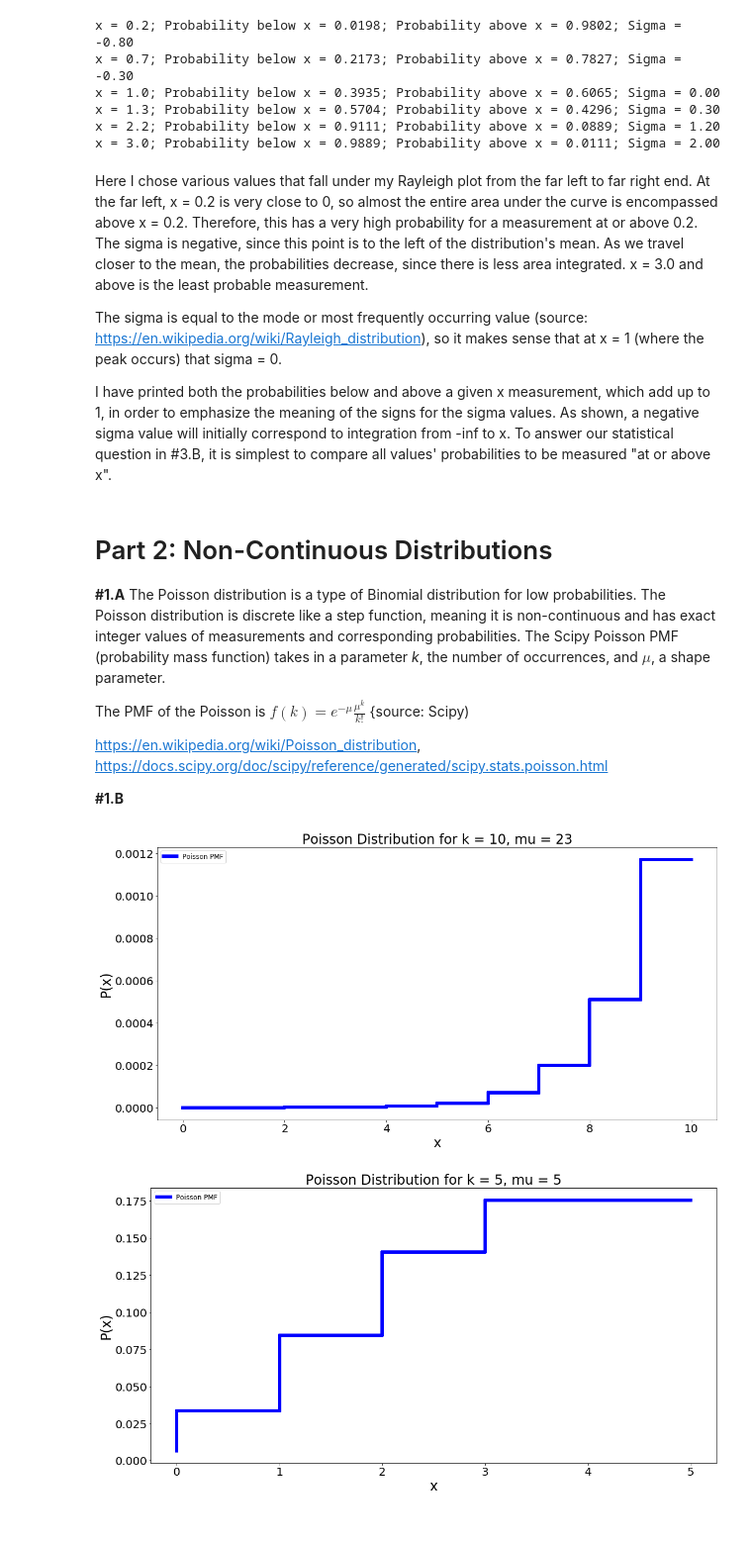
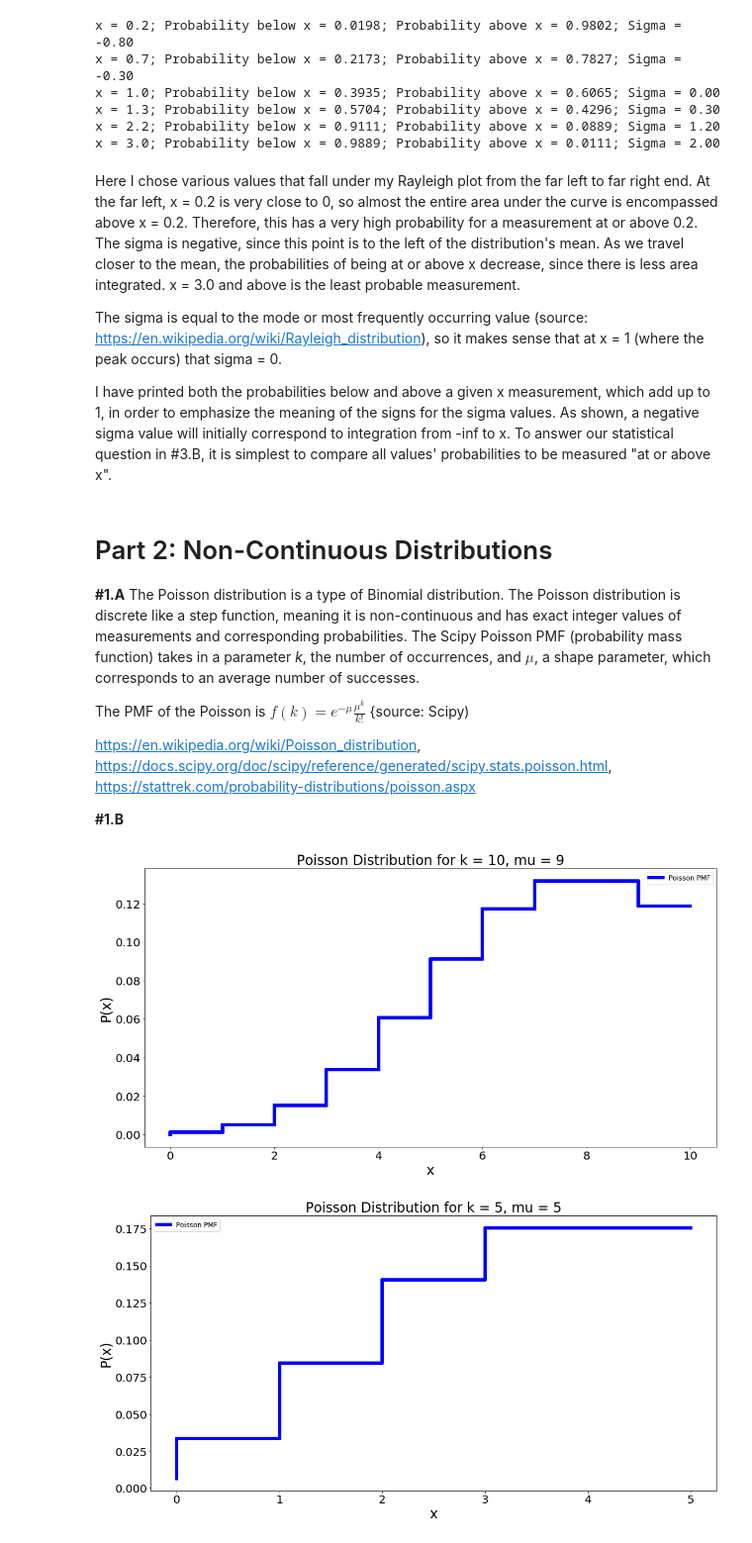
Before and after one commit to darrenhunt2/Phys-434, a Jupyter notebook: Lab1.ipynb, the cells around one changed output. Shown at 99% size. Cells and saved outputs as stored; diff of their text form; code cells hidden in the pictures.

```diff
--- a/Lab1.ipynb
+++ b/Lab1.ipynb
@@ -148,7 +148,7 @@ x = 1.3; Probability below x = 0.5704; Probability above x = 0.4296; Sigma = 0.3
 x = 2.2; Probability below x = 0.9111; Probability above x = 0.0889; Sigma = 1.20
 x = 3.0; Probability below x = 0.9889; Probability above x = 0.0111; Sigma = 2.00
 # %% [markdown]
-Here I chose various values that fall under my Rayleigh plot from the far left to far right end. At the far left, x = 0.2 is very close to 0, so almost the entire area under the curve is encompassed above x = 0.2. Therefore, this has a very high probability for a measurement at or above 0.2. The sigma is negative, since this point is to the left of the distribution's mean. As we travel closer to the mean, the probabilities decrease, since there is less area integrated. x = 3.0 and above is the least probable measurement.
+Here I chose various values that fall under my Rayleigh plot from the far left to far right end. At the far left, x = 0.2 is very close to 0, so almost the entire area under the curve is encompassed above x = 0.2. Therefore, this has a very high probability for a measurement at or above 0.2. The sigma is negative, since this point is to the left of the distribution's mean. As we travel closer to the mean, the probabilities of being at or above x decrease, since there is less area integrated. x = 3.0 and above is the least probable measurement.
 
 The sigma is equal to the mode or most frequently occurring value (source: https://en.wikipedia.org/wiki/Rayleigh_distribution), so it makes sense that at x = 1 (where the peak occurs) that sigma = 0.
 
@@ -156,11 +156,11 @@ I have printed both the probabilities below and above a given x measurement, whi
 # %% [markdown]
 # Part 2: Non-Continuous Distributions
 
-**#1.A** The Poisson distribution is a type of Binomial distribution for low probabilities. The Poisson distribution is discrete like a step function, meaning it is non-continuous and has exact integer values of measurements and corresponding probabilities. The Scipy Poisson PMF (probability mass function) takes in a parameter *k*, the number of occurrences, and $\mu$, a shape parameter.
+**#1.A** The Poisson distribution is a type of Binomial distribution. The Poisson distribution is discrete like a step function, meaning it is non-continuous and has exact integer values of measurements and corresponding probabilities. The Scipy Poisson PMF (probability mass function) takes in a parameter *k*, the number of occurrences, and $\mu$, a shape parameter, which corresponds to an average number of successes.
 
 The PMF of the Poisson is $f(k)=e^{-\mu}\frac{\mu^k}{k!}$ {source: Scipy)
 
-https://en.wikipedia.org/wiki/Poisson_distribution, https://docs.scipy.org/doc/scipy/reference/generated/scipy.stats.poisson.html
+https://en.wikipedia.org/wiki/Poisson_distribution, https://docs.scipy.org/doc/scipy/reference/generated/scipy.stats.poisson.html, https://stattrek.com/probability-distributions/poisson.aspx
 
 **#1.B**
 # %%
@@ -183,9 +183,9 @@ def poisson_plotter(k, mu):
     ax.legend(fontsize=12)
     plt.show()
 # %%
-poisson_plotter(10, 23)
+poisson_plotter(10, 9)
 # %% [output]
-[figure, old version]
+[figure, new version]
 # %%
 poisson_plotter(5, 5)
 # %% [output]
```
Also changed, not shown: parts of 13 cells of this notebook, 1 other file.
